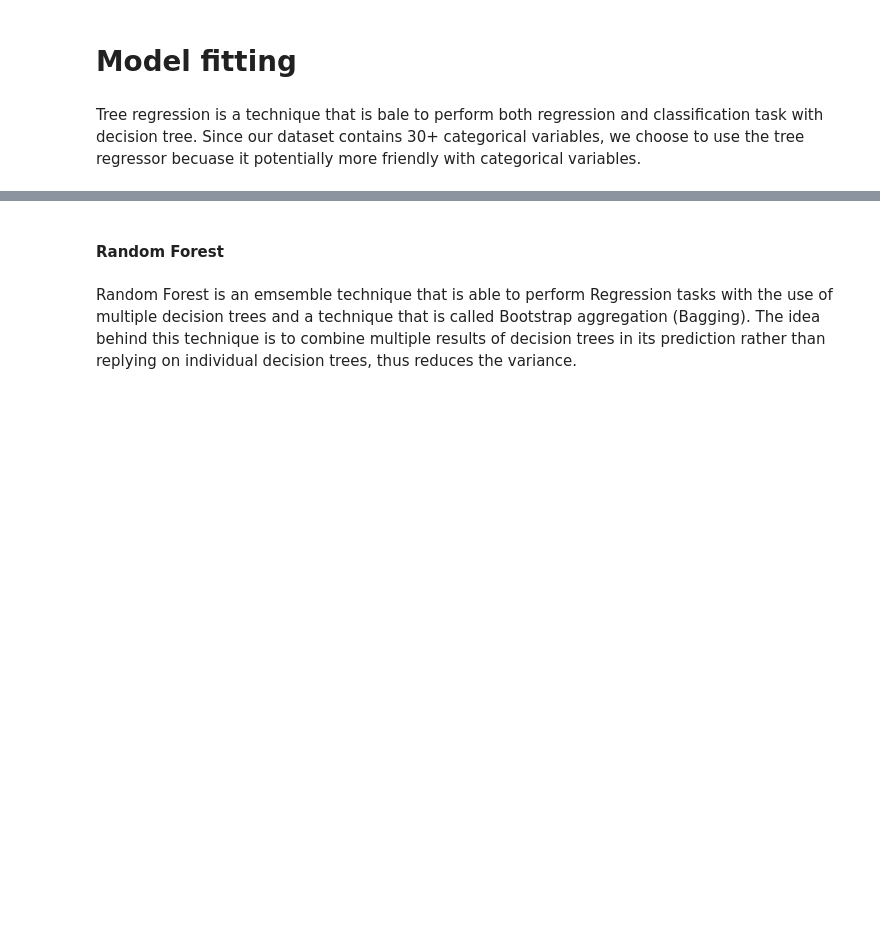
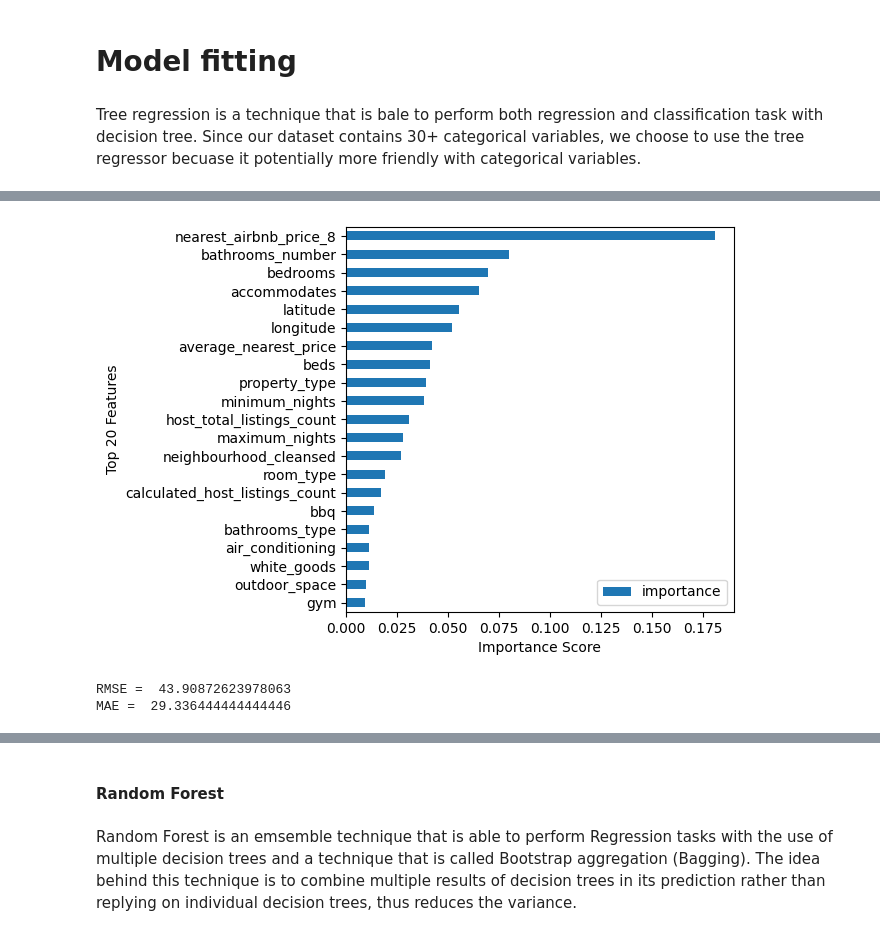
Before and after one commit to StellaLii/Airbnb-Project, a Jupyter notebook: vancouver_model/Machine_Learning_Model.ipynb, the cells around one changed output, grey strips where cells are left out. Cells and saved outputs as stored; diff of their text form; code cells hidden in the pictures; blank space fills up the shorter version.

```diff
--- a/vancouver_model/Machine_Learning_Model.ipynb
+++ b/vancouver_model/Machine_Learning_Model.ipynb
@@ -424,0 +533,10 @@ Tree regression is a technique that is bale to perform both regression and class
+# %%
+X_test_2 = pd.read_csv('preprocessed_2_X_test_2.csv', sep=',')
+y_test_2 = pd.read_csv('preprocessed_2_y_test_2.csv', sep=',')
+X_train_2 = pd.read_csv('preprocessed_2_X_train.csv', sep=',')
+y_train_2 = pd.read_csv('preprocessed_2_y_train.csv', sep=',')
+print(len(y_test_2))
+
+regressor = RandomForestRegressor(n_estimators = 50, max_features = 'sqrt', max_depth = 50)
+regressor.fit(X_train_2, y_train_2)
+y_predict = regressor.predict(X_test_2)
@@ -424,0 +558,29 @@ Tree regression is a technique that is bale to perform both regression and class
+# %%
+import matplotlib.pyplot as plt
+feat_imp = pd.DataFrame({'importance':regressor.feature_importances_})
+feat_imp['feature'] = X_train_2.columns
+feat_imp.sort_values(by='importance', ascending=False, inplace=True)
+
+feat_imp.sort_values(by='importance', inplace=True)
+feat_imp = feat_imp.set_index('feature', drop=True)
+feat_imp = feat_imp[25:46]
+feat_imp.plot.barh(figsize=(5,5))
+plt.xlabel('Importance Score')
+plt.ylabel('Top 20 Features')
+plt.show()
+# %% [output]
+[figure, added]
+# %%
+import math
+import sklearn.metrics
+mse = sklearn.metrics.mean_squared_error(y_test_2, y_predict)
+mae = sklearn.metrics.mean_absolute_error(y_test_2, y_predict)
+
+rmse = math.sqrt(mse)
+
+# print("r2 score = ", regressor.score(X_test,y_test))
+print("RMSE = ", rmse)
+print("MAE = ", mae)
+# %% [output]
+RMSE =  43.90872623978063
+MAE =  29.336444444444446
```
Also changed, not shown: parts of 35 cells of this notebook, 2 other files.
